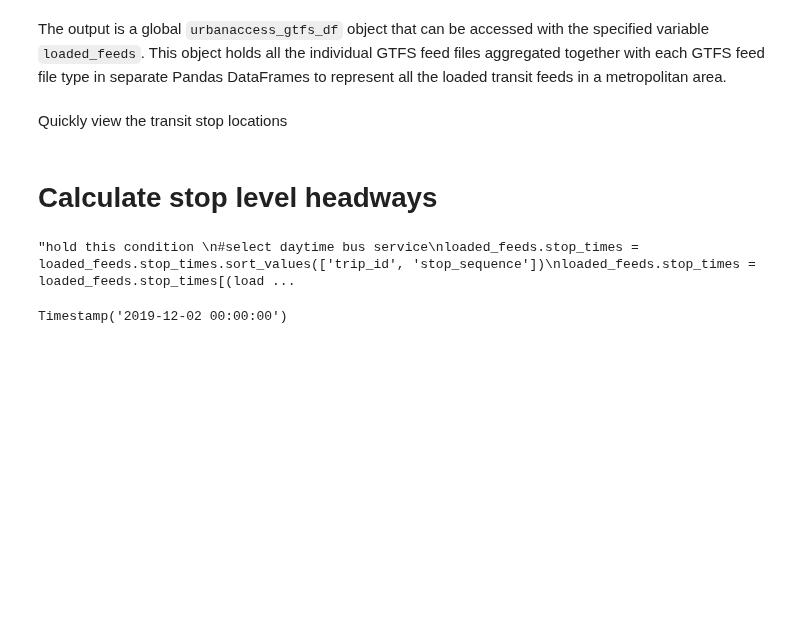
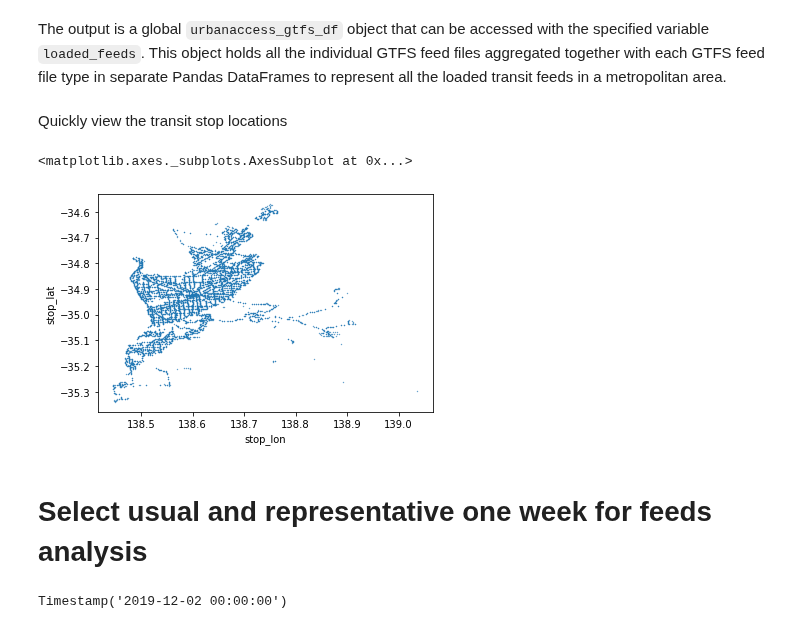
Before and after one commit to healthysustainablecities/global-indicators, a Jupyter notebook: process/GTFS_freq_stop/setup_GTFS_frequent_stops_headway.ipynb, the cells around one changed output. Saved outputs shown, nothing was run; the diff lists cells and outputs as text; code cells hidden in the pictures; blank space fills up the shorter version.

Commit message:
update gtfs headway analysis and add readme

```diff
--- a/process/4_setup_GTFS_frequent_stops_headway.ipynb
+++ b/process/GTFS_freq_stop/setup_GTFS_frequent_stops_headway.ipynb
@@ -79,15 +77,17 @@ Buffered Melbourne  :  (144.59067957842007, -38.21131973169178, 145.398473265194
 Buffered Sydney  :  (150.6290606117829, -34.12321411958463, 151.3206735172292, -33.66275213092711)
 # %%
 # set up study region GTFS config
-GTFS = {'adelaide':{'gtfs_filename':'data/Transport/2019/gtfs_au_sa_adelaidemetro_20191004',
+# these gtfs parameters are defined in gtfs_config.py file
+GTFS = {'adelaide':{'gtfs_filename':'gtfs_input_data/gtfs_au_sa_adelaidemetro_20191004',
                     'gtfs_provider' : 'Adelaide Metro',
                     'gtfs_year' : '2019',
-                    # define month and day for "representative period" ie. not in school time
+                    # define month and day for feeds start and end date
                     'start_date_mmdd' : '20191008',
                     'end_date_mmdd' : '20191205',
                     # get bounding box from study region boundary shapefile
                     # bounding box formatted as a 4 element tuple: (lng_max, lat_min, lng_min, lat_max)
                     # you can generate a bounding box by going to http://boundingbox.klokantech.com/ and selecting the CSV format.
+                    # this parameters is optional, for use if wanting remove features outside the bbox when loading feeds
                     'bbox' : (138.46098212857206, -35.15966609024628, 138.74830806651352, -34.71454282915053),
                     # define modes for GTFS feed(s) as per agency_id codes in agency.txt below
                     'modes' : {
@@ -113,7 +113,7 @@ GTFS = {'adelaide':{'gtfs_filename':'data/Transport/2019/gtfs_au_sa_adelaidemetr
                                 'agency_id': None}
                     }
                    },
-        'melbourne':{'gtfs_filename':'data/Transport/2019/gtfs_au_vic_ptv_20191004',
+        'melbourne':{'gtfs_filename':'gtfs_input_data/gtfs_au_vic_ptv_20191004',
                     'gtfs_provider' : 'Public Transport Victoria',
                     'gtfs_year' : '2019',
                     # define month and day for "representative period" ie. not in school time
@@ -140,7 +140,7 @@ GTFS = {'adelaide':{'gtfs_filename':'data/Transport/2019/gtfs_au_sa_adelaidemetr
 
                     }
                    },
-        'sydney' : {'gtfs_filename':'data/Transport/2019/gtfs_au_nsw_tfnsw_complete_20190619',
+        'sydney' : {'gtfs_filename':'gtfs_input_data/gtfs_au_nsw_tfnsw_complete_20190619',
                     'gtfs_provider' : 'Transport for NSW',
                     'gtfs_year' : '2019',
                     # define month and day for "representative period" ie. not in school time
@@ -218,24 +217,10 @@ The output is a global `urbanaccess_gtfs_df` object that can be accessed with th
 # %% [markdown]
 Quickly view the transit stop locations
 # %%
-#loaded_feeds.stops.plot(kind='scatter', x='stop_lon', y='stop_lat', s=0.1)
+loaded_feeds.stops.plot(kind='scatter', x='stop_lon', y='stop_lat', s=0.1)
+# %% [output]
+<matplotlib.axes._subplots.AxesSubplot at 0x...>
+[figure, added]
-# %% [markdown]
-# Calculate stop level headways
-# %%
-"""hold this condition
-#select daytime bus service
-loaded_feeds.stop_times = loaded_feeds.stop_times.sort_values(['trip_id', 'stop_sequence'])
-loaded_feeds.stop_times = loaded_feeds.stop_times[(loaded_feeds.stop_times['departure_time'] >= '07:00:00')
-                                                  & (loaded_feeds.stop_times['departure_time'] <= '19:00:00')]
-
-# select stops with ealiest service before 7:30am, and lastest stop before 18:30pm. groupby stop id
-stop_first_peak_service_bus = (loaded_feeds.stop_times.groupby(loaded_feeds.stop_times.stop_id).departure_time.min() <= '07:30:00')
-stop_last_peak_service_bus = (loaded_feeds.stop_times.groupby(loaded_feeds.stop_times.stop_id).departure_time.max() >= '18:30:00')
-
-
-loaded_feeds.stop_times = loaded_feeds.stop_times.set_index('stop_id') #set stop_id as index columns
-loaded_feeds.stop_times = loaded_feeds.stop_times[(stop_first_peak_service_bus) & (stop_last_peak_service_bus)].reset_index()
-"""
-# %% [output]
-"hold this condition \n#select daytime bus service\nloaded_feeds.stop_times = loaded_feeds.stop_times.sort_values(['trip_id', 'stop_sequence'])\nloaded_feeds.stop_times = loaded_feeds.stop_times[(load ...
+# %% [markdown]
+# Select usual and representative one week for feeds analysis
 # %%
```
Also changed, not shown: parts of 17 cells of this notebook, 12 other files.
